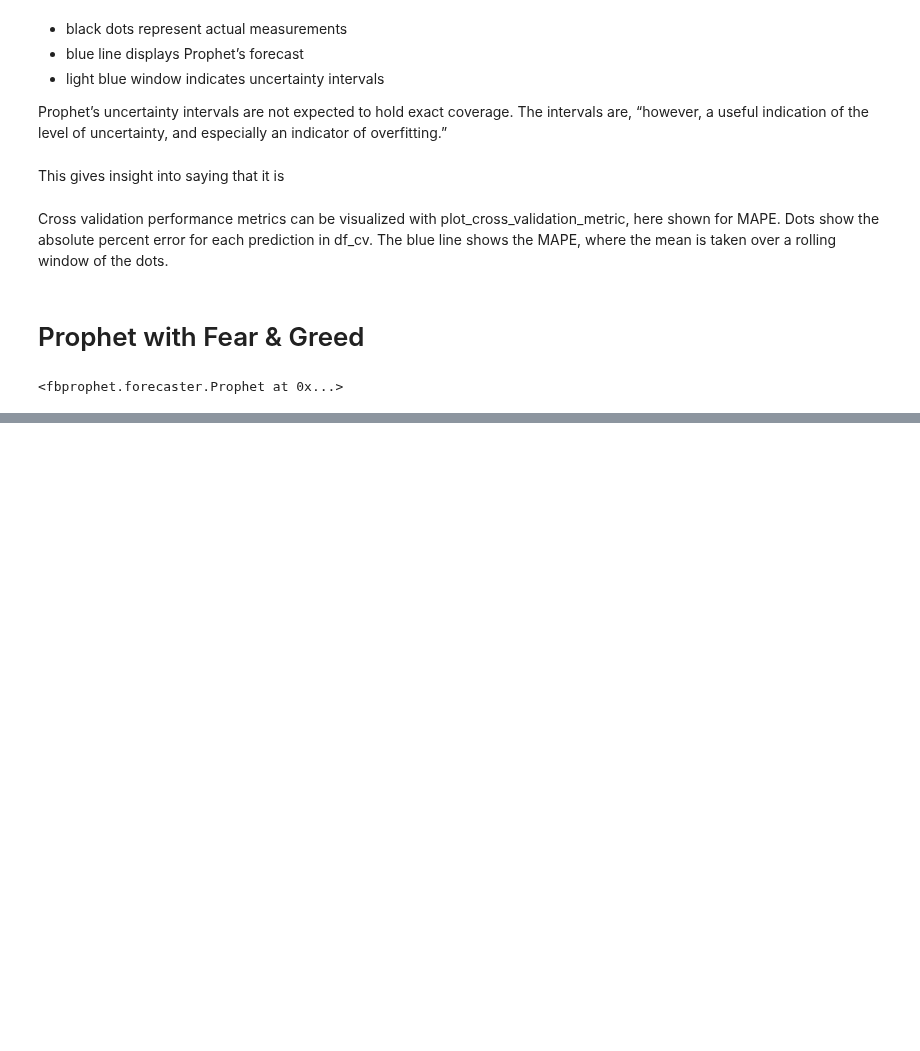
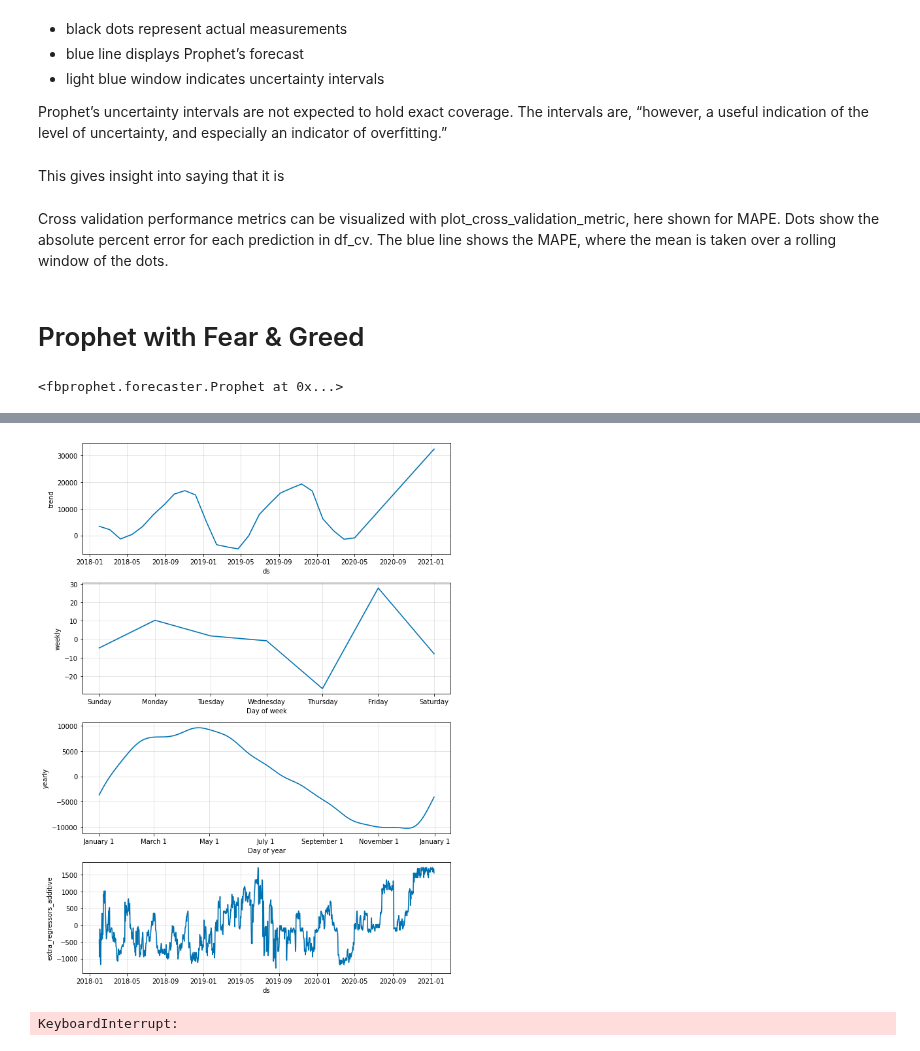
Before and after one commit to Dmunozig/crypto_sentiment, a Jupyter notebook: notebooks/Diego_Prophet_Model_Basic.ipynb, the cells around one changed output, grey strips where cells are left out. Cells and saved outputs as stored; diff of their text form; code cells hidden in the pictures; blank space fills up the shorter version.

```diff
--- a/notebooks/Diego_Prophet_Model_Basic.ipynb
+++ b/notebooks/Diego_Prophet_Model_Basic.ipynb
@@ -465,0 +479,9 @@ ValueError: Dataframe must have columns "ds" and "y" with the dates and values r
+# %%
+# tell us more about the forecast
+model.plot_components(forecast);
+# %% [output]
+[figure, added]
+# %%
+cv_results = cross_validation(model=model, initial='700 days', horizon='7 days', period = '70', parallel="processes")
+# %% [output]
+KeyboardInterrupt:
```
Also changed, not shown: parts of 9 cells of this notebook.
